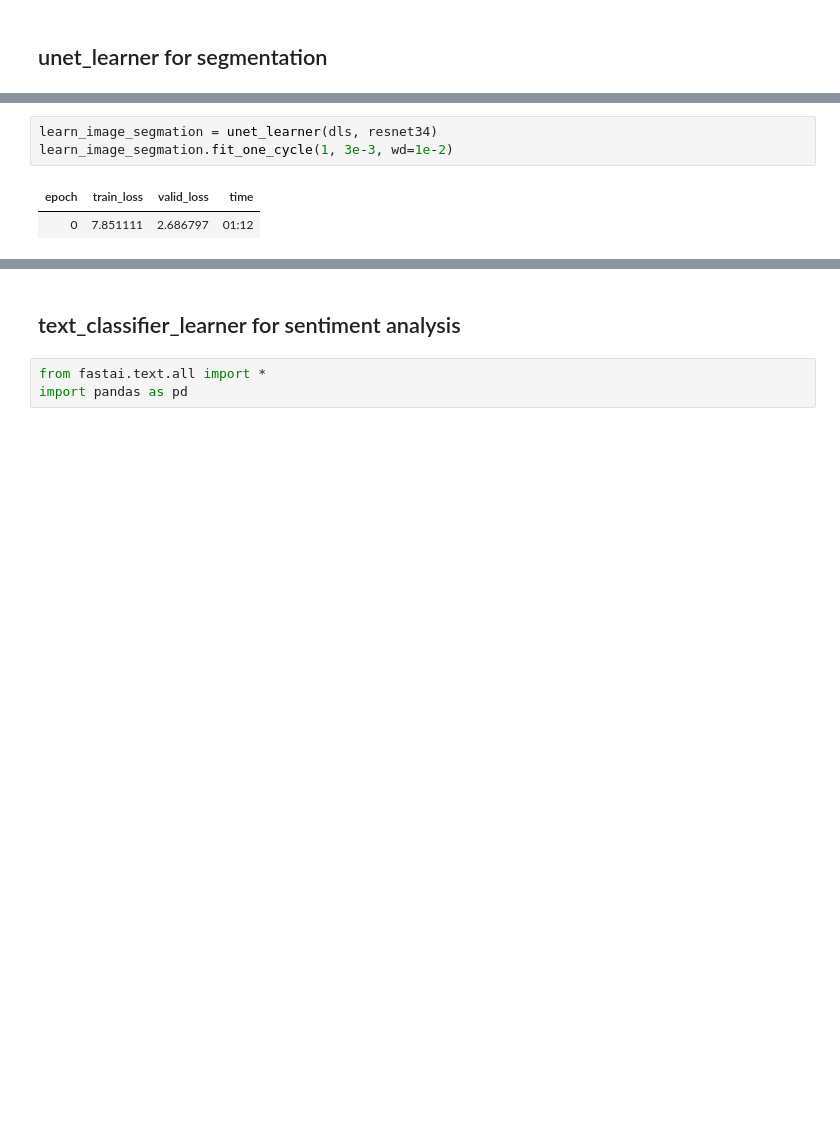
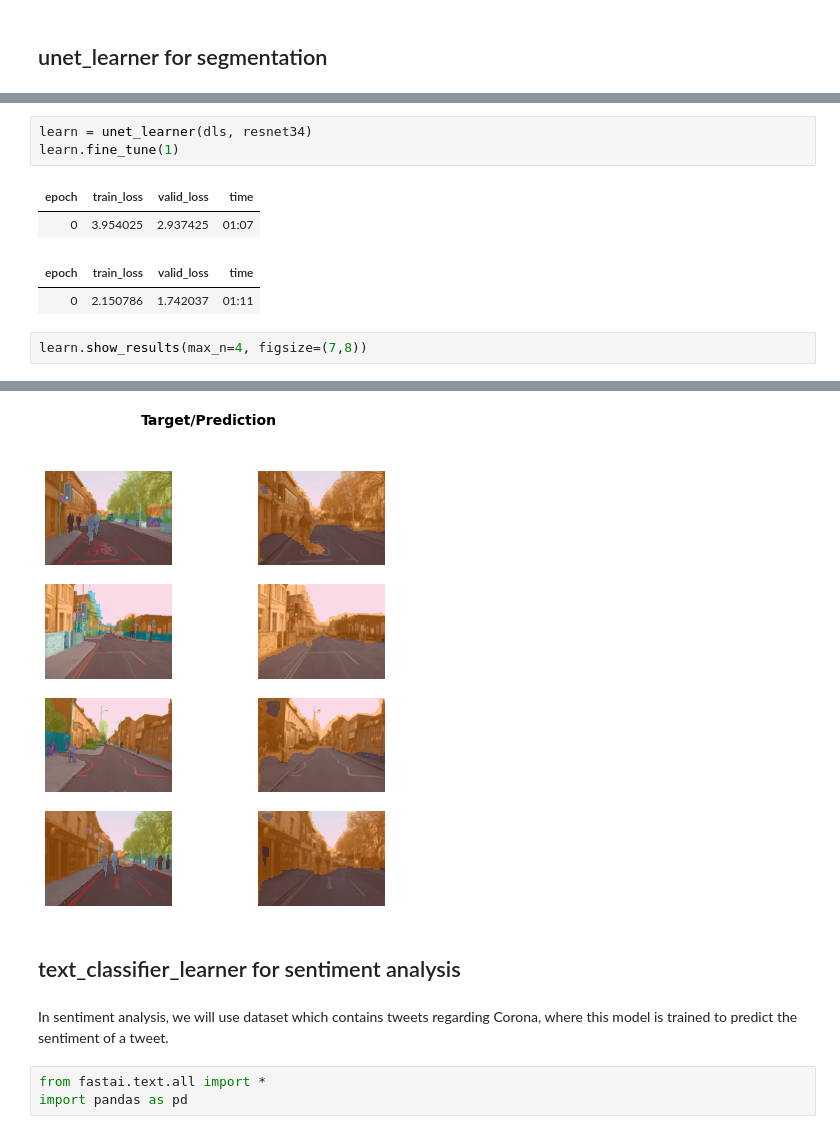
Before and after one commit to sarjakpatel/SJSU, a Jupyter notebook: CMPE 258/Assignment 1/CMPE_258_Assignment_1_Part_1_Black_Box_Deep_Learning.ipynb, the cells around one changed output, grey strips where cells are left out. Cells and saved outputs as stored; diff of their text form; blank space fills up the shorter version.

```diff
--- a/CMPE 258/Assignment 1/CMPE_258_Assignment_1_Part_1_Black_Box_Deep_Learning.ipynb
+++ b/CMPE 258/Assignment 1/CMPE_258_Assignment_1_Part_1_Black_Box_Deep_Learning.ipynb
@@ -123,6 +141,11 @@ dls = SegmentationDataLoaders.from_label_func(
-# %%
-learn_image_segmation = unet_learner(dls, resnet34)
-learn_image_segmation.fit_one_cycle(1, 3e-3, wd=1e-2)
-# %% [output]
-| epoch | train_loss | valid_loss | time |
-| 0 | 7.851111 | 2.686797 | 01:12 |
+# %%
+learn = unet_learner(dls, resnet34)
+learn.fine_tune(1)
+# %% [output]
+| epoch | train_loss | valid_loss | time |
+| 0 | 3.954025 | 2.937425 | 01:07 |
+| epoch | train_loss | valid_loss | time |
+| 0 | 2.150786 | 1.742037 | 01:11 |
+# %%
+learn.show_results(max_n=4, figsize=(7,8))
+# %% [output]
@@ -129,5 +153,8 @@ learn_image_segmation.fit_one_cycle(1, 3e-3, wd=1e-2)
+[figure, added]
 # %% [markdown]
 ## text_classifier_learner for sentiment analysis
+# %% [markdown]
+In sentiment analysis, we will use dataset which contains tweets regarding Corona, where this model is trained to predict the sentiment of a tweet.
 # %%
 from fastai.text.all import *
 import pandas as pd
```
Also changed, not shown: parts of 31 cells of this notebook.
